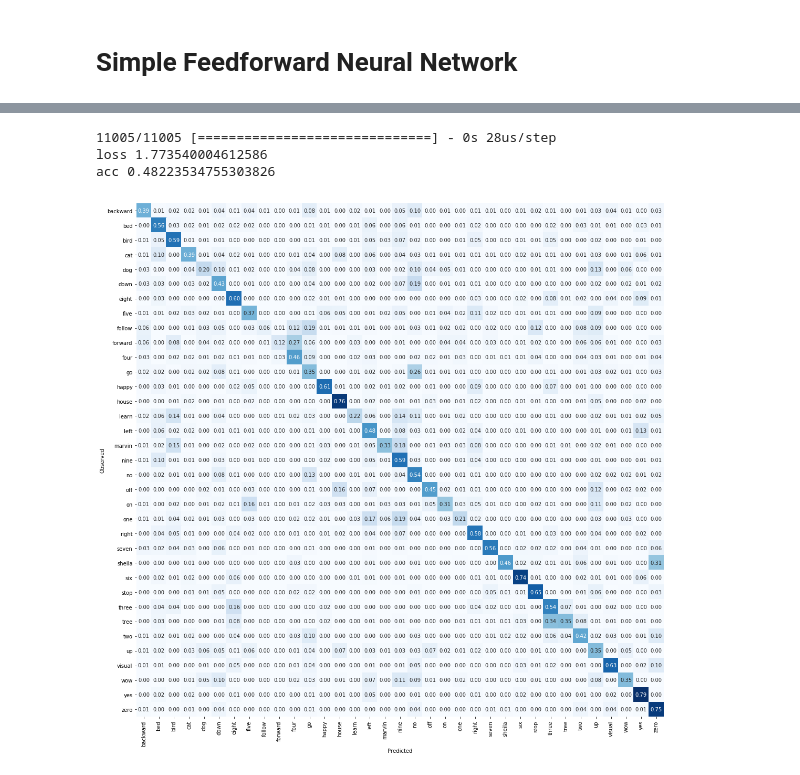
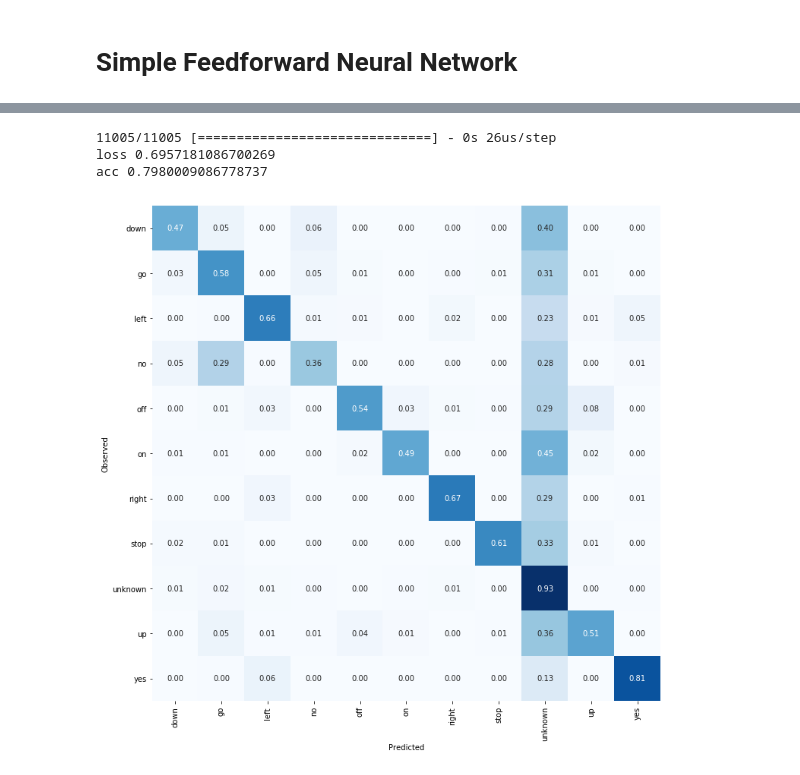
Before and after one commit to pspratling/Speech-Recognition, a Jupyter notebook: notebooks/1-simple_classifiers.ipynb, the cells around one changed output, grey strips where cells are left out. Drawn from its saved outputs; the diff is of its cells as text; code cells hidden in the pictures.

Commit message:
update with unknown command

```diff
--- a/notebooks/1-simple_classifiers.ipynb
+++ b/notebooks/1-simple_classifiers.ipynb
@@ -92,15 +100,17 @@ X_train shape: (84843, 20, 32)
 y_train shape: (84843,)
 # %% [markdown]
 # Single Layer Perceptron
+# %%
+opt = keras.optimizers.Adam(lr=0.0001, epsilon=10**-8)
+early_stopping_monitor = EarlyStopping(patience=3)
 # %%
 model = Sequential()
 model.add(InputLayer(input_shape=(X_train[0].shape)))
 model.add(Flatten())
-model.add(Dense(35, activation='softmax'))
+model.add(Dense(11, activation='softmax'))
 model.compile(loss='categorical_crossentropy',
-              optimizer='adadelta',
+              optimizer='adam',
               metrics=['accuracy'])
-early_stopping_monitor = EarlyStopping(patience=3)
 model.fit(X_train, y_train_hot, batch_size=100, epochs=100, verbose=1,
           validation_data=(X_val, y_val_hot), callbacks=[early_stopping_monitor])
 # %% [output]
@@ -130,12 +136,12 @@ acc 0.06060881417537483
 # %%
 def plot_confusion_matrix(y_pred, y_test):
-    y_pred_labels = np.array([words[y] for y in y_pred])
+    y_pred_labels = np.array([command_words[y] for y in y_pred])
     conf_matrix = confusion_matrix(y_test, y_pred_labels)
     conf_matrix_percent = np.divide(conf_matrix.T, conf_matrix.sum(axis=1)).T
-    fig, ax = plt.subplots(figsize=(18, 18))
+    fig, ax = plt.subplots(figsize=(12, 12))
     sns.heatmap(conf_matrix_percent, cmap='Blues', ax=ax, annot=True, fmt='.2f', cbar=False)
-    ax.set_xticklabels(words, rotation=90)
-    ax.set_yticklabels(words, rotation=0)
+    ax.set_xticklabels(command_words, rotation=90)
+    ax.set_yticklabels(command_words, rotation=0)
     ax.set_ylabel('Observed')
     ax.set_xlabel('Predicted')
     plt.show()
@@ -148,16 +154,16 @@ a = plot_confusion_matrix(y_pred_perceptron, y_test)
 # %% [markdown]
 # Simple Feedforward Neural Network
 # %%
-model = Sequential()
-model.add(InputLayer(input_shape=(X_train[0].shape)))
-model.add(Flatten())
-model.add(Dense(50, activation='relu'))
-model.add(Dense(100, activation='relu'))
-model.add(Dense(35, activation='softmax'))
-model.compile(loss=keras.losses.categorical_crossentropy,
-              optimizer='adadelta',
+model2 = Sequential()
+model2.add(InputLayer(input_shape=(X_train[0].shape)))
+model2.add(Flatten())
+model2.add(Dense(50, activation='relu'))
+model2.add(Dense(100, activation='relu'))
+model2.add(Dense(11, activation='softmax'))
+model2.compile(loss='categorical_crossentropy',
+              optimizer=opt,
               metrics=['accuracy'])
-model.fit(X_train, y_train_hot, batch_size=100, epochs=100, verbose=1,
+model2.fit(X_train, y_train_hot, batch_size=100, epochs=100, verbose=1,
           validation_data=(X_val, y_val_hot), callbacks=[early_stopping_monitor])
 # %% [output]
 Train on 84843 samples, validate on 9981 samples
@@ -180,16 +186,15 @@ Epoch 22/100
 <tensorflow.python.keras.callbacks.History at 0x...>
 # %%
-score = model.evaluate(x=X_test, y=y_test_hot)
+score = model2.evaluate(x=X_test, y=y_test_hot)
 
-for name, value in zip(model.metrics_names, score):
+for name, value in zip(model2.metrics_names, score):
     print(name, value)
 # %% [output]
-11005/11005 [==============================] - 0s 28us/step
-loss 1.773540004612586
-acc 0.48223534755303826
+11005/11005 [==============================] - 0s 26us/step
+loss 0.6957181086700269
+acc 0.7980009086778737
 # %%
-y_pred = model.predict_classes(x=X_test)
-y_pred_ff = model.predict_classes(x=X_test)
+y_pred_ff = model2.predict_classes(x=X_test)
 b = plot_confusion_matrix(y_pred_ff, y_test)
 # %% [output]
-[figure, old version]
+[figure, new version]
```
Also changed, not shown: parts of 6 cells of this notebook.
